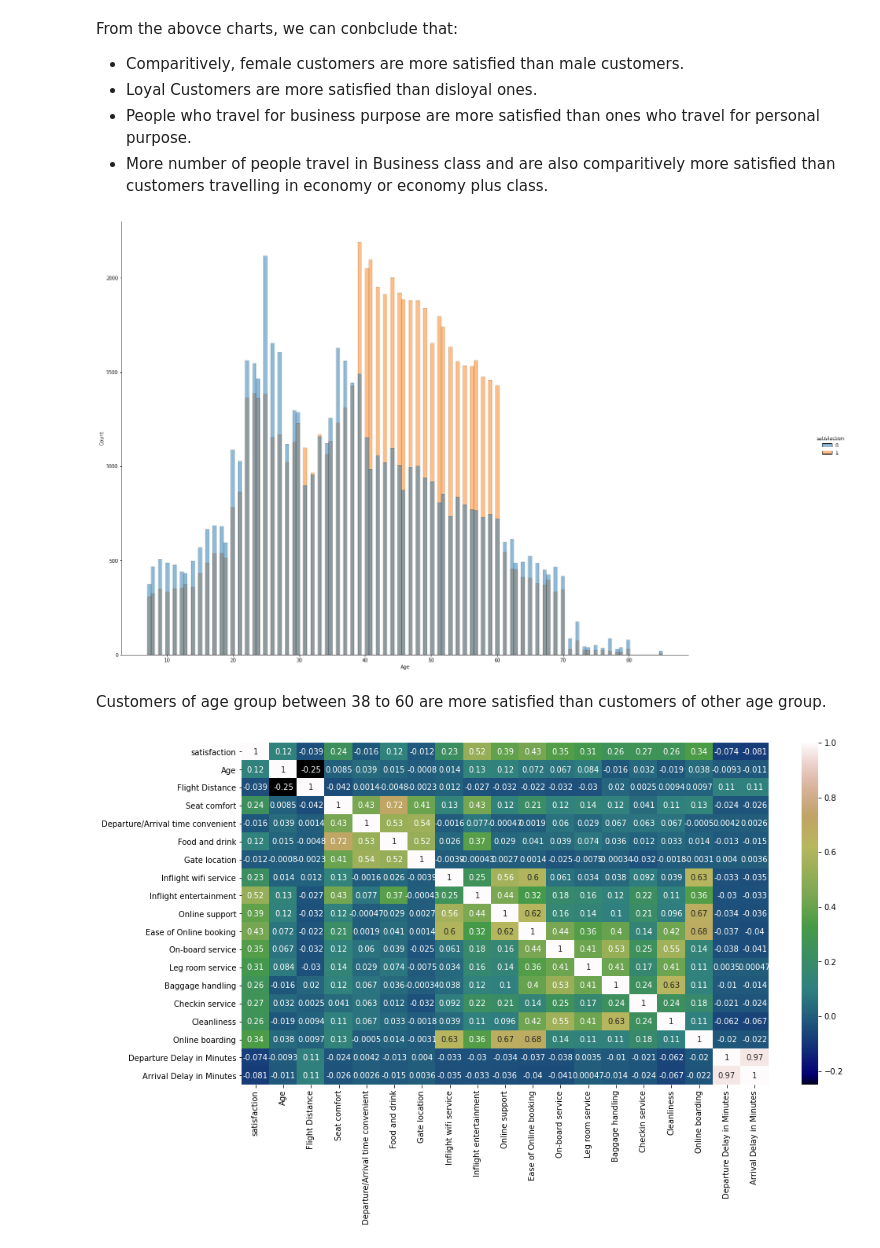
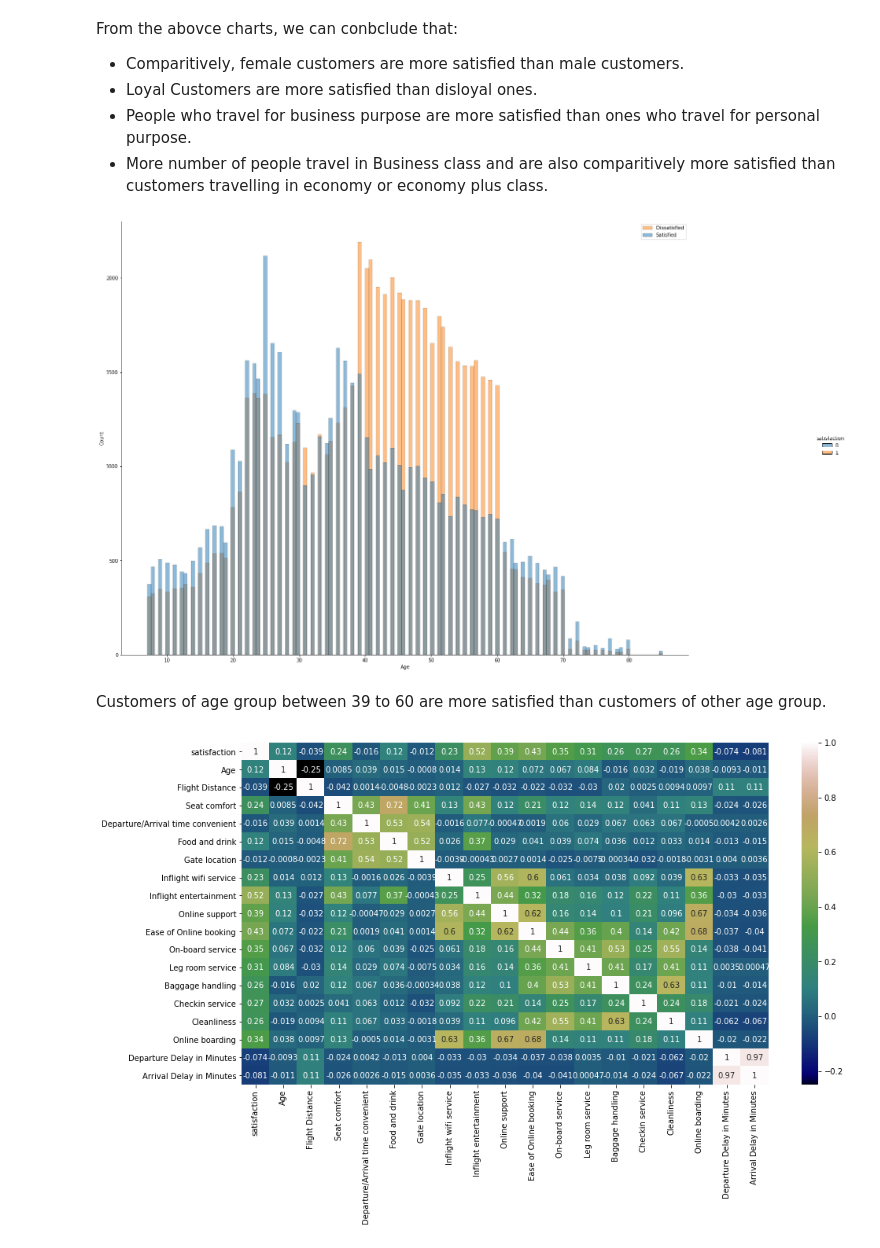
Before and after one commit to bimarshak7/learn_ml, a Jupyter notebook: iCES_Classification.ipynb, the cells around one changed output. Saved outputs shown, nothing was run; the diff lists cells and outputs as text; code cells hidden in the pictures.

```diff
--- a/iCES_Classification.ipynb
+++ b/iCES_Classification.ipynb
@@ -133,12 +155,13 @@ From the abovce charts, we can conbclude that:
 # %%
 fg=sn.displot(df,x='Age',binwidth=0.55,hue='satisfaction')
 fg.fig.set_figwidth(24.27)
 fg.fig.set_figheight(14.7)
+plt.legend(['Dissatisfied',"Satisfied"])
 plt.show()
 # %% [output]
-[figure, old version]
+[figure, new version]
 # %% [markdown]
-Customers of age group between 38 to 60 are more satisfied than customers of other age group.
+Customers of age group between 39 to 60 are more satisfied than customers of other age group.
 # %%
 fig, ax = plt.subplots(figsize=(15,8))
 sn.heatmap(df.corr(),cmap='gist_earth',annot=True)
```
Also changed, not shown: parts of 32 cells of this notebook.
